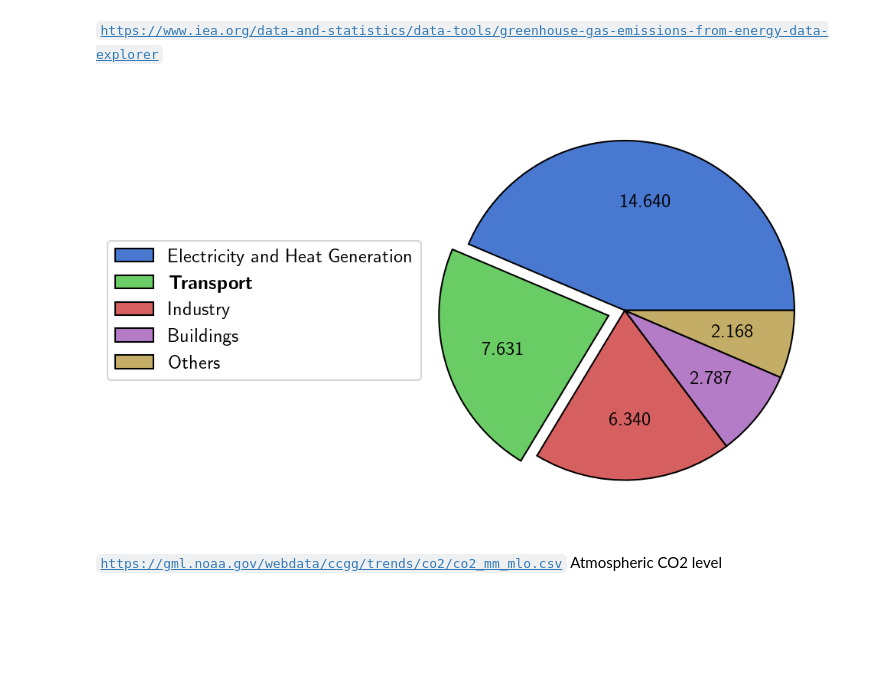
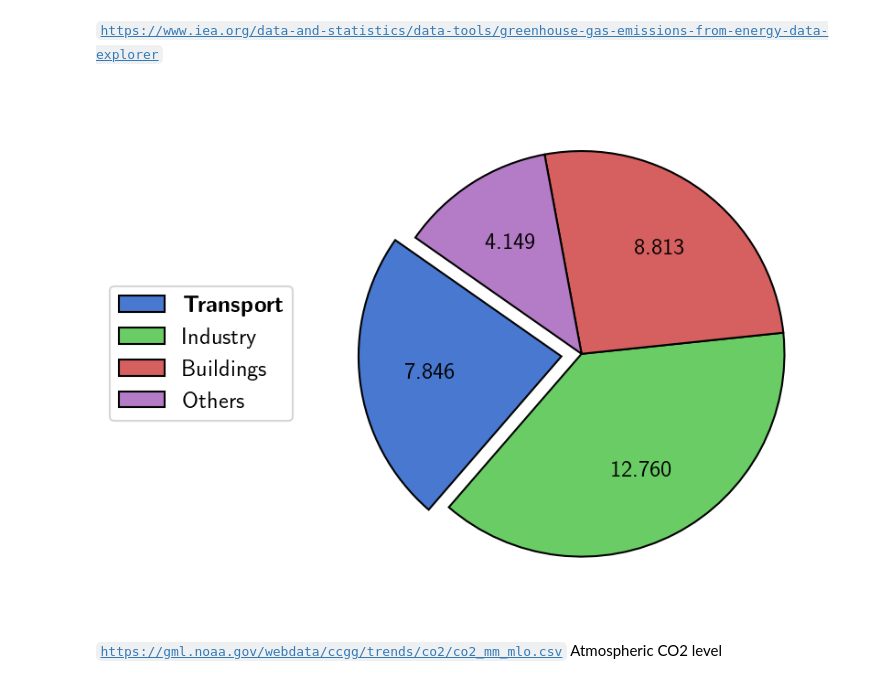
Before and after one commit to venturellimatteo/fasttomo, a Jupyter notebook: Thesis/Data/plots.ipynb, the cells around one changed output. Cells and saved outputs as stored; diff of their text form; code cells hidden in the pictures; blank space fills up the shorter version.

```diff
--- a/Thesis/Data/plots.ipynb
+++ b/Thesis/Data/plots.ipynb
@@ -43,22 +43,22 @@ def make_autopct(values):
     return my_autopct
 # %%
 fig, ax = plt.subplots(dpi=150) # add dpi=300 to save the image in high resolution
-values = [14.64, 7.631, 6.340, 2.787, 2.168]
+values = [7.846, 12.76, 8.813, 4.149]
 ax.pie(values,
-       explode=[0, 0.1, 0, 0, 0],
+       explode=[0.1, 0, 0, 0],
        wedgeprops={'edgecolor': 'black'},
        # labels = ['14.64', r'\textbf{7.631}', '6.340', '2.787', '2.168'],
        autopct=make_autopct(values),
        pctdistance=0.65,
-       startangle=0,
+       startangle=145,
        textprops={'fontsize':12})
 # ax.set_title('Global CO2 emissions from fuel combustion by sector with electricity and heat separated, World [$GtCO_2$]')
 _ = ax.legend(loc='center',
-          labels=['Electricity and Heat Generation', r'$\textbf{Transport}$', 'Industry', 'Buildings', 'Others'],
-          bbox_to_anchor=(-0.6, 0, 0.5, 1),
+          labels=[r'$\textbf{Transport}$', 'Industry', 'Buildings', 'Others'],
+          bbox_to_anchor=(-0.5, 0, 0.5, 1),
           fontsize=12)
 # %% [output]
-[figure, old version]
+[figure, new version]
 # %% [markdown]
 <code>https://gml.noaa.gov/webdata/ccgg/trends/co2/co2_mm_mlo.csv</code> Atmospheric CO2 level
 # %%
```
Also changed, not shown: 15 other files.
